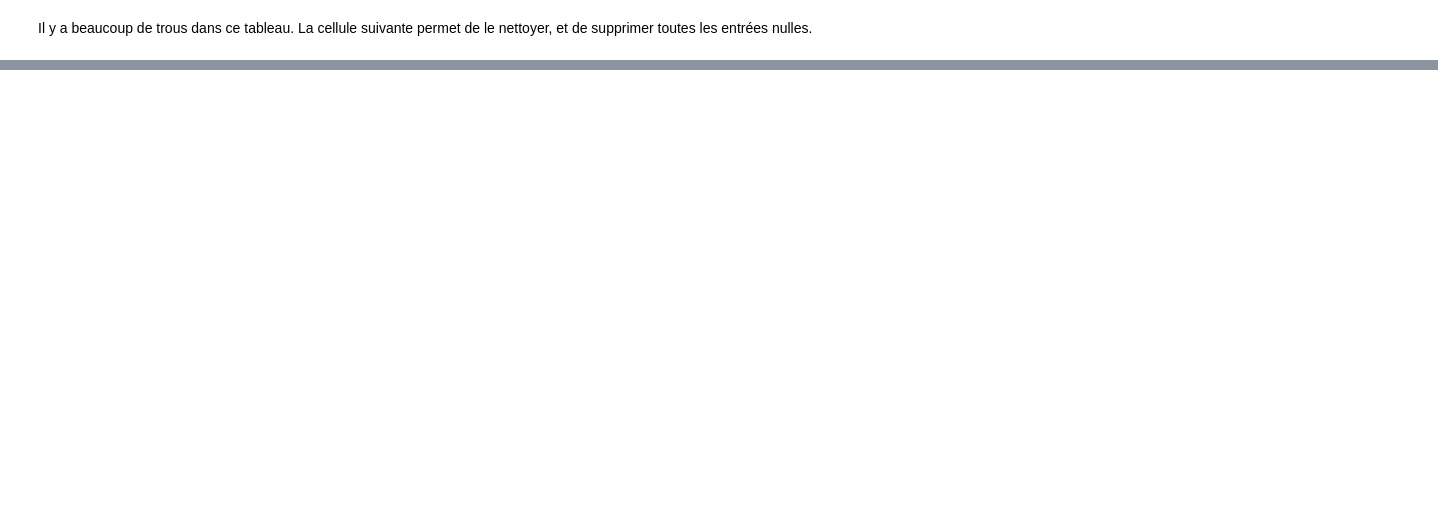
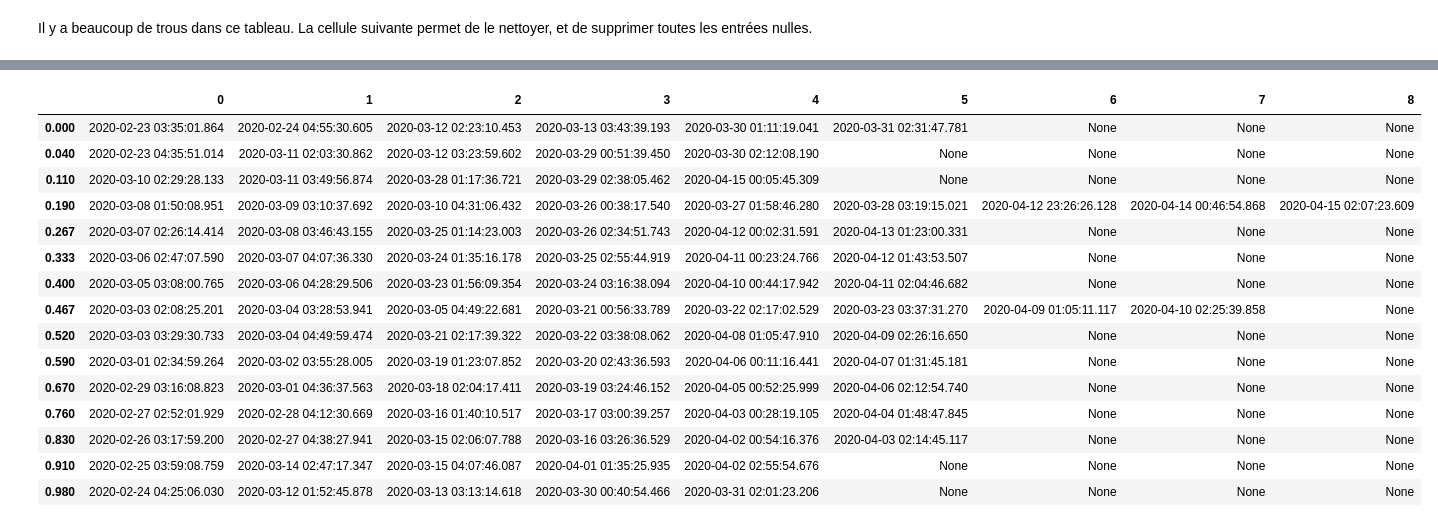
Before and after one commit to nicolasGrim/stage_astro, a Jupyter notebook: Calcul dates d'observation du boo.ipynb, the cells around one changed output, grey strips where cells are left out. Drawn from its saved outputs; the diff is of its cells as text; code cells hidden in the pictures; blank space fills up the shorter version.

```diff
--- a/Calcul dates d'observation du boo.ipynb
+++ b/Calcul dates d'observation du boo.ipynb
@@ -24,7 +24,7 @@ On entre les coordonnées de l'observatoire (New mexico skies), ainsi que le nom
 Si les contraintes sont respectées, la date est conservée. Sinon, elle est supprimée.
 On renvoit un tableau au format DataFrame qui contient des colonnes correspondant aux différentes phases que l'on souhaite observer, et pour lesquelles on a une succession de dates d'observation possible.
 # %%
-def constraintes(amount, minimum, periode, phases) :
+def constraintes(amount, minimum, periode, phases, altitude, distance_lune) :
 
     #On définit les données relatives à l'observatoire et à notre étoile
     T5 = EarthLocation(lat = 32.9 * u.deg, lon = -105.5 * u.deg, height = 2225 * u.m)
@@ -33,8 +33,8 @@ def constraintes(amount, minimum, periode, phases) :
 
     #On définit nos contraintes
     constraints = [AtNightConstraint.twilight_astronomical(),
-                  MoonSeparationConstraint(min = 30 *u.deg),
-                  AltitudeConstraint(min = 30* u.deg)]
+                  MoonSeparationConstraint(min = distance_lune *u.deg),
+                  AltitudeConstraint(min = altitude * u.deg)]
 
     #On convertit les entrée au format Time
     start_min = Time(minimum, format = 'jd')
@@ -50,8 +50,8 @@ def constraintes(amount, minimum, periode, phases) :
         time[n] = start_min + periode * (phases + n)
 
         ok[n] = np.logical_and(constraints[0](observatoire, target, times = time[n]) == True,
-                               np.logical_and(constraints[1](observatoire, target, times = time[n]) == True,
-                                              constraints[2](observatoire, target, times = time[n]) == True))
+                np.logical_and(constraints[1](observatoire, target, times = time[n]) == True,
+                               constraints[2](observatoire, target, times = time[n]) == True))
 
     #On se replace à l'heure = UTC - 7
     time = time - 7 * u.hour
@@ -173,6 +175,8 @@ Attention les dates sont à l'heure locale ! UTC - 7
 # %%
 minimum = 2458893.438
 periode = 1.0558882
+altitude_min = 30
+distance_lune = 30
 
 #On avance dans le temps jusqu'à ce que la date indiqué pour le minimum soit postérieure à la date
 #actuelle
@@ -180,5 +184,5 @@ today = Time(datetime.utcnow(), format = 'datetime')
 while minimum < today.jd :
     minimum = minimum + periode
 
-dates = constraintes(50, minimum, periode, phases)
+dates = constraintes(20, minimum, periode, phases, altitude_min, distance_lune)
 dates.head()
@@ -217,0 +231,3 @@ dates_sort.to_csv('data/dates.csv')
+# %%
+dates_70 = constraintes(50, minimum, periode, phases, 70, distance_lune)
+dates_70.head()
@@ -217,0 +241,26 @@ dates_sort.to_csv('data/dates.csv')
+# %%
+data = []
+for i,phase in enumerate(list(dates_70)) :
+    data.append(dates_70[phase].dropna().values.tolist())
+
+dates_sort_70 = pd.DataFrame(data = data, index = np.around(phases, 3))
+
+#dates_sort_70 = dates_sort_70.transpose()
+dates_sort_70
+# %% [output]
+|  | 0 | 1 | 2 | 3 | 4 | 5 | 6 | 7 | 8 |
+| 0.000 | 2020-02-23 03:35:01.864 | 2020-02-24 04:55:30.605 | 2020-03-12 02:23:10.453 | 2020-03-13 03:43:39.193 | 2020-03-30 01:11:19.041 | 2020-03-31 02:31:47.781 | None | None | None |
+| 0.040 | 2020-02-23 04:35:51.014 | 2020-03-11 02:03:30.862 | 2020-03-12 03:23:59.602 | 2020-03-29 00:51:39.450 | 2020-03-30 02:12:08.190 | None | None | None | None |
+| 0.110 | 2020-03-10 02:29:28.133 | 2020-03-11 03:49:56.874 | 2020-03-28 01:17:36.721 | 2020-03-29 02:38:05.462 | 2020-04-15 00:05:45.309 | None | None | None | None |
+| 0.190 | 2020-03-08 01:50:08.951 | 2020-03-09 03:10:37.692 | 2020-03-10 04:31:06.432 | 2020-03-26 00:38:17.540 | 2020-03-27 01:58:46.280 | 2020-03-28 03:19:15.021 | 2020-04-12 23:26:26.128 | 2020-04-14 00:46:54.868 | 2020-04-15 02:07:23.609 |
+| 0.267 | 2020-03-07 02:26:14.414 | 2020-03-08 03:46:43.155 | 2020-03-25 01:14:23.003 | 2020-03-26 02:34:51.743 | 2020-04-12 00:02:31.591 | 2020-04-13 01:23:00.331 | None | None | None |
+| 0.333 | 2020-03-06 02:47:07.590 | 2020-03-07 04:07:36.330 | 2020-03-24 01:35:16.178 | 2020-03-25 02:55:44.919 | 2020-04-11 00:23:24.766 | 2020-04-12 01:43:53.507 | None | None | None |
+| 0.400 | 2020-03-05 03:08:00.765 | 2020-03-06 04:28:29.506 | 2020-03-23 01:56:09.354 | 2020-03-24 03:16:38.094 | 2020-04-10 00:44:17.942 | 2020-04-11 02:04:46.682 | None | None | None |
+| 0.467 | 2020-03-03 02:08:25.201 | 2020-03-04 03:28:53.941 | 2020-03-05 04:49:22.681 | 2020-03-21 00:56:33.789 | 2020-03-22 02:17:02.529 | 2020-03-23 03:37:31.270 | 2020-04-09 01:05:11.117 | 2020-04-10 02:25:39.858 | None |
+| 0.520 | 2020-03-03 03:29:30.733 | 2020-03-04 04:49:59.474 | 2020-03-21 02:17:39.322 | 2020-03-22 03:38:08.062 | 2020-04-08 01:05:47.910 | 2020-04-09 02:26:16.650 | None | None | None |
+| 0.590 | 2020-03-01 02:34:59.264 | 2020-03-02 03:55:28.005 | 2020-03-19 01:23:07.852 | 2020-03-20 02:43:36.593 | 2020-04-06 00:11:16.441 | 2020-04-07 01:31:45.181 | None | None | None |
+| 0.670 | 2020-02-29 03:16:08.823 | 2020-03-01 04:36:37.563 | 2020-03-18 02:04:17.411 | 2020-03-19 03:24:46.152 | 2020-04-05 00:52:25.999 | 2020-04-06 02:12:54.740 | None | None | None |
+| 0.760 | 2020-02-27 02:52:01.929 | 2020-02-28 04:12:30.669 | 2020-03-16 01:40:10.517 | 2020-03-17 03:00:39.257 | 2020-04-03 00:28:19.105 | 2020-04-04 01:48:47.845 | None | None | None |
+| 0.830 | 2020-02-26 03:17:59.200 | 2020-02-27 04:38:27.941 | 2020-03-15 02:06:07.788 | 2020-03-16 03:26:36.529 | 2020-04-02 00:54:16.376 | 2020-04-03 02:14:45.117 | None | None | None |
+| 0.910 | 2020-02-25 03:59:08.759 | 2020-03-14 02:47:17.347 | 2020-03-15 04:07:46.087 | 2020-04-01 01:35:25.935 | 2020-04-02 02:55:54.676 | None | None | None | None |
+| 0.980 | 2020-02-24 04:25:06.030 | 2020-03-12 01:52:45.878 | 2020-03-13 03:13:14.618 | 2020-03-30 00:40:54.466 | 2020-03-31 02:01:23.206 | None | None | None | None |
```
Also changed, not shown: parts of 8 cells of this notebook, 6 other files.
